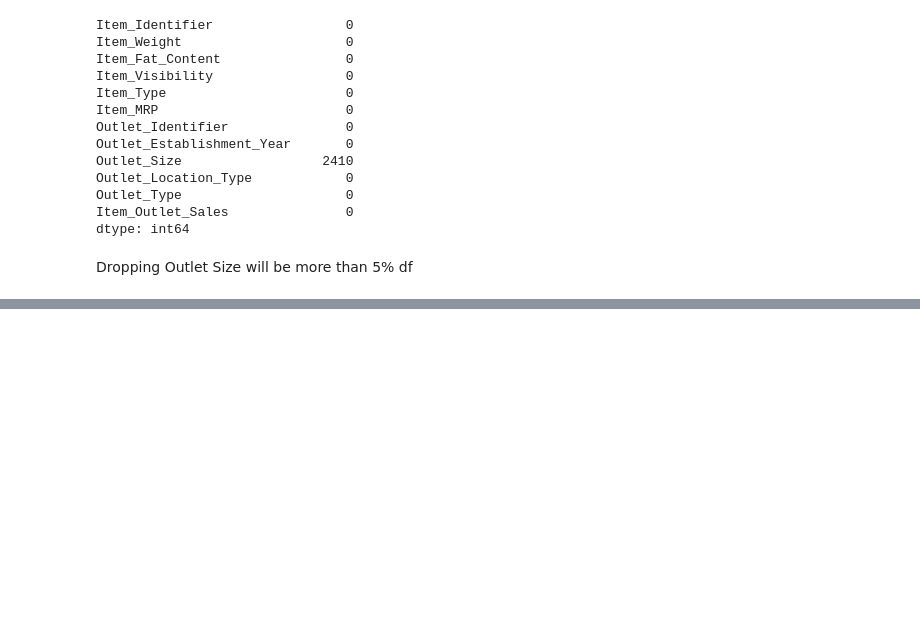
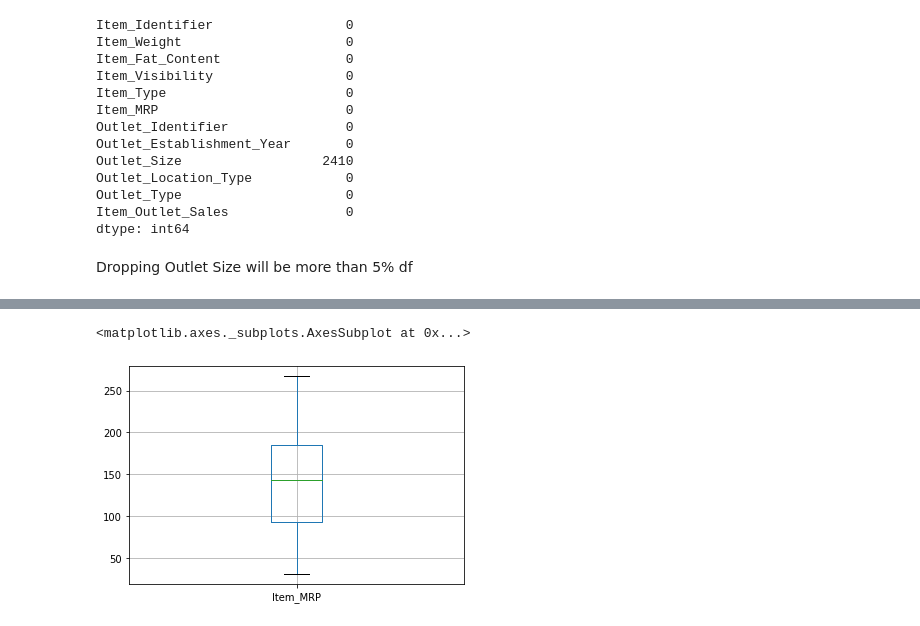
Before and after one commit to XcLyBr/Sales-Forecast, a Jupyter notebook: SalesPrediction.ipynb, the cells around one changed output, grey strips where cells are left out. Drawn from its saved outputs; the diff is of its cells as text; code cells hidden in the pictures; blank space fills up the shorter version.

```diff
--- a/SalesPrediction.ipynb
+++ b/SalesPrediction.ipynb
@@ -192,0 +202,5 @@ Dropping Outlet Size will be more than 5% df
+# %%
+df.boxplot('Item_MRP')
+# %% [output]
+<matplotlib.axes._subplots.AxesSubplot at 0x...>
+[figure, added]
```
Also changed, not shown: parts of 7 cells of this notebook.
